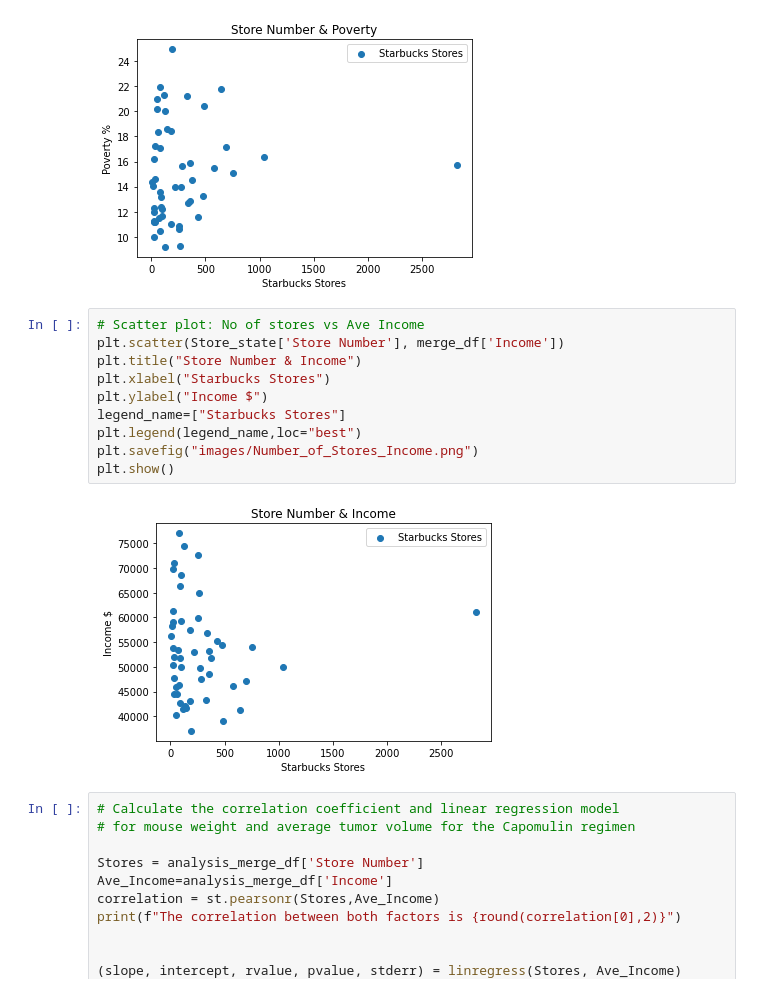
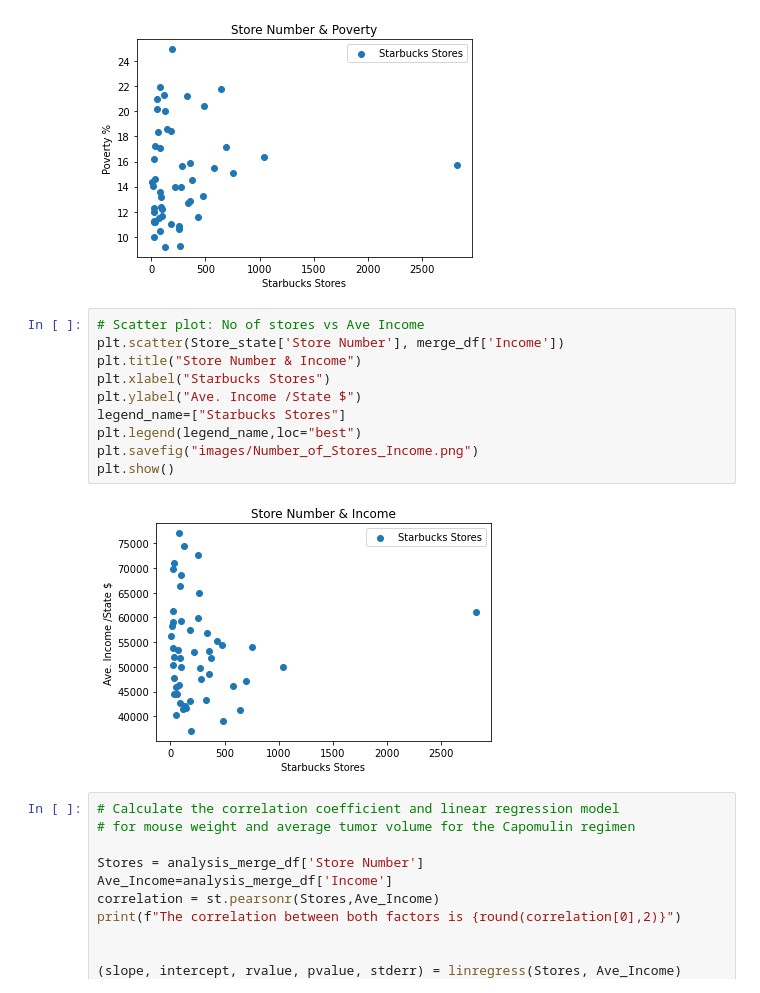
Before and after one commit to sk1990/Project_1_starbucks, a Jupyter notebook: Starbucks_Project_Analysis.ipynb, the cells around one changed output. Cells and saved outputs as stored; diff of their text form.

```diff
--- a/Starbucks_Project_Analysis.ipynb
+++ b/Starbucks_Project_Analysis.ipynb
@@ -205,15 +205,15 @@ plt.show()
 # %%
 # Scatter plot: No of stores vs Ave Income
 plt.scatter(Store_state['Store Number'], merge_df['Income'])
 plt.title("Store Number & Income")
 plt.xlabel("Starbucks Stores")
-plt.ylabel("Income $")
+plt.ylabel("Ave. Income /State $")
 legend_name=["Starbucks Stores"]
 plt.legend(legend_name,loc="best")
 plt.savefig("images/Number_of_Stores_Income.png")
 plt.show()
 # %% [output]
-[figure, old version]
+[figure, new version]
 # %%
 # Calculate the correlation coefficient and linear regression model
 # for mouse weight and average tumor volume for the Capomulin regimen
```
Also changed, not shown: parts of 1 cell of this notebook, 4 other files.
